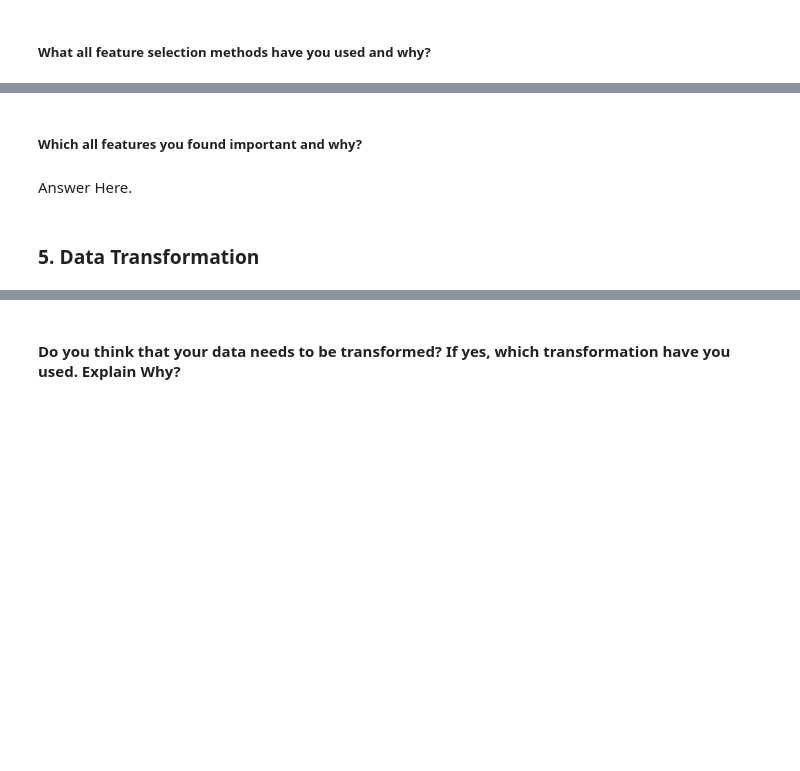
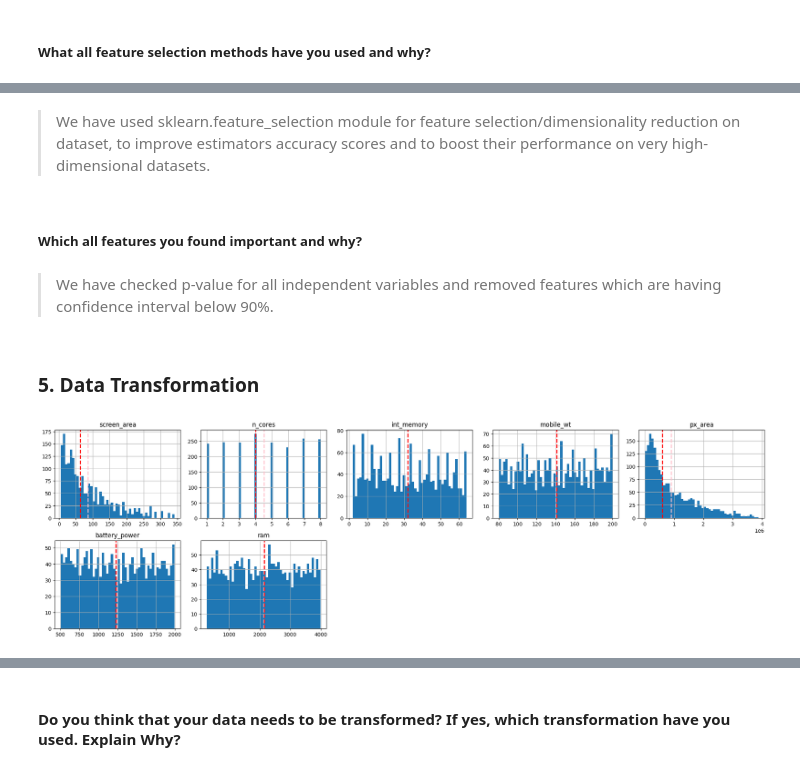
Before and after one commit to AmanSharmas/Mobile-Price-Range-Prediction, a Jupyter notebook: Mobile_Price_Range_Prediction_Capstone_3.ipynb, the cells around one changed output, grey strips where cells are left out. Drawn from its saved outputs; the diff is of its cells as text; code cells hidden in the pictures; blank space fills up the shorter version.

```diff
--- a/Mobile_Price_Range_Prediction_Capstone_3.ipynb
+++ b/Mobile_Price_Range_Prediction_Capstone_3.ipynb
@@ -916,3 +1295,4 @@ Answer Here.
 #### 1. Feature Manipulation
 # %%
 # Manipulate Features to minimize feature correlation and create new features
+df.drop(['sc_h', 'sc_w','px_height','px_width'],axis=1,inplace = True)
@@ -922,0 +1314,17 @@ Answer Here.
+# %%
+
+# Perform Statistical Test to obtain P-Value
+
+#Storing results in dataframe
+p_values=pd.DataFrame(fit.pvalues_)
+f_score=pd.DataFrame(fit.scores_)
+input_variable_names=pd.DataFrame(X.columns)
+
+#Concating two dataframe
+summary_stats=pd.concat([input_variable_names,p_values,f_score],axis=1)
+summary_stats.columns=['input_variable','p_value','f_score']
+
+#Selecting values based on 90% confidence interval.
+selected_variable=summary_stats.loc[(summary_stats['p_value']<=0.1)]
+selected_variable.sort_values(by='f_score',ascending = True,inplace=True)
+selected_variable
@@ -923,2 +1342,6 @@ Answer Here.
+# %%
+# Selecting independent variables based on p-value
+X = df[selected_variable.input_variable]
+y = df['price_range']
 # %% [markdown]
 ##### What all feature selection methods have you used  and why?
@@ -927,6 +1348,26 @@ Answer Here.
+# %% [markdown]
+> We have used sklearn.feature_selection module for feature selection/dimensionality reduction on dataset, to improve estimators accuracy scores and to boost their performance on very high-dimensional datasets.
 # %% [markdown]
 ##### Which all features you found important and why?
-# %% [markdown]
-Answer Here.
+# %% [markdown]
+> We have checked p-value for all independent variables and removed features which are having confidence interval below 90%.
 # %% [markdown]
 ### 5. Data Transformation
+# %%
+# Transform Your data
+
+rows=5
+cols=5
+counter=1
+fig = plt.figure(figsize=(20,15))
+for col in tqdm(X.columns):
+  plt.subplot(rows,cols,counter)
+  ax = fig.gca()
+  X[col].hist(bins=50, ax = ax)
+  ax.axvline(X[col].mean(), color = 'pink',linestyle='dashed', linewidth=2)
+  ax.axvline(X[col].median(), color = 'red',linestyle='dashed', linewidth=2)
+  ax.set_title(col)
+  counter=counter+1
+  plt.tight_layout()
+# %% [output]
+[figure, added]
```
Also changed, not shown: parts of 470 cells of this notebook.
